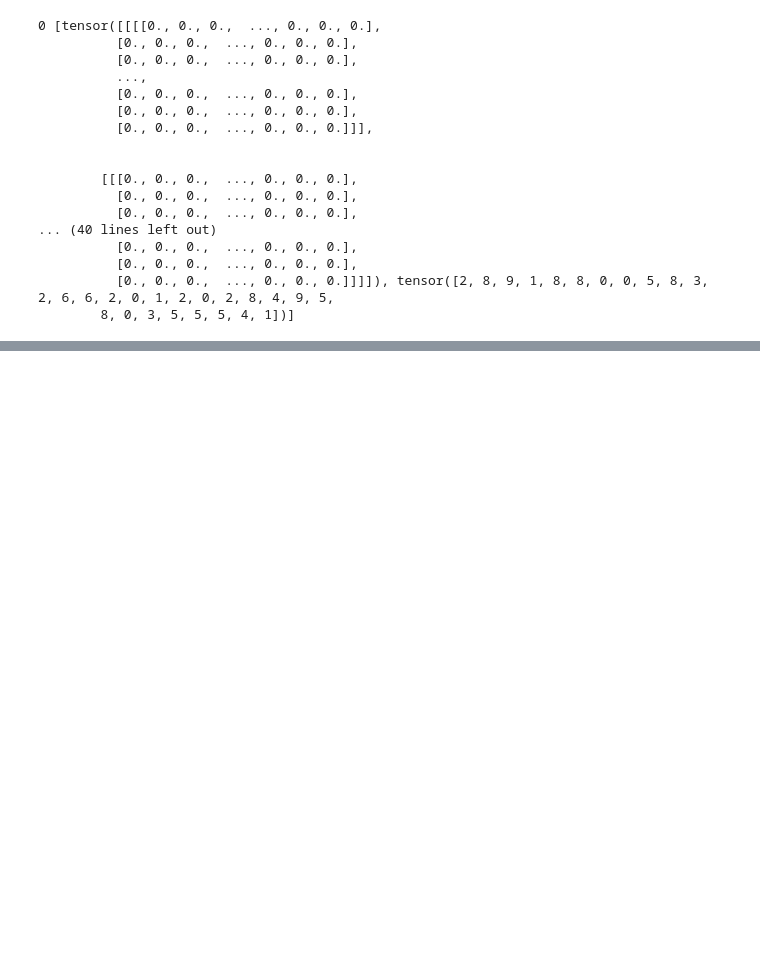
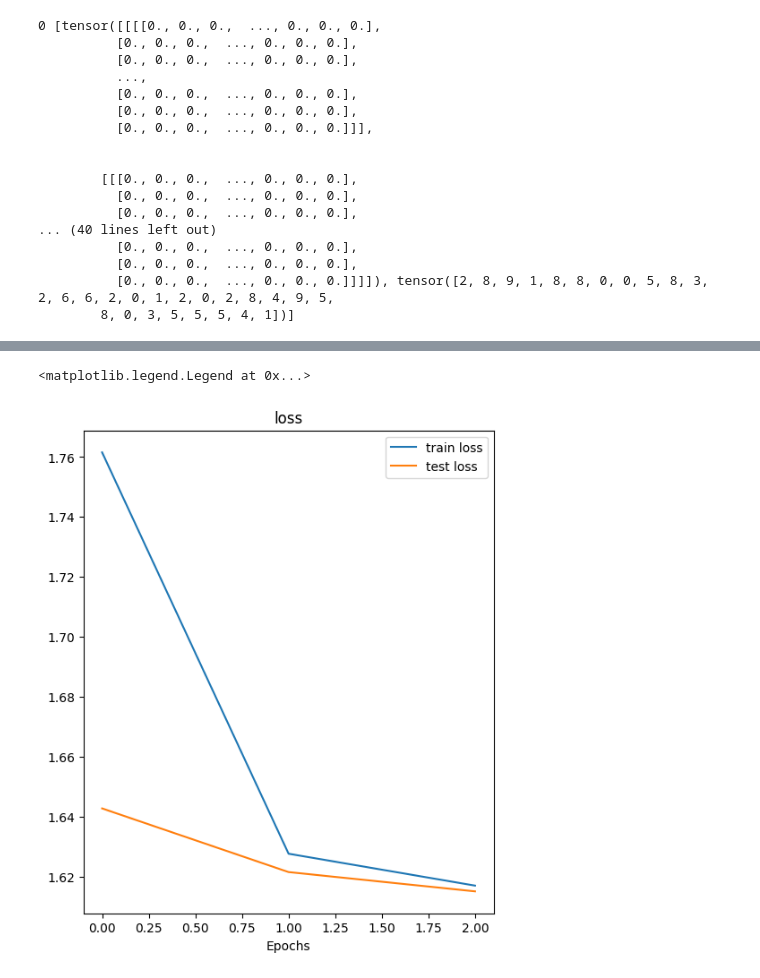
Before and after one commit to toheedakhtar/Ml-Implementations, a Jupyter notebook: AlexNet/alexnet.ipynb, the cells around one changed output, grey strips where cells are left out. Cells and saved outputs as stored; diff of their text form; code cells hidden in the pictures; blank space fills up the shorter version.

Commit message:
plot loss curves

```diff
--- a/AlexNet/alexnet.ipynb
+++ b/AlexNet/alexnet.ipynb
@@ -378,7 +375,7 @@ def train(model:torch.nn.Module,
 torch.manual_seed(42)
 torch.cuda.manual_seed(42)
 
-NUM_EPOCHS = 2
+NUM_EPOCHS = 3
 
 model = AlexNet()
 model.to(device)
@@ -414,0 +404,17 @@ Epoch 1 | Train loss : 1.6277 | Test loss : 1.6199
+# %%
+tr_loss = torch.tensor(model_results['train_loss'], device='cpu')
+tst_loss = torch.tensor(model_results['test_loss'], device='cpu')
+epochs = range(len(model_results['train_loss']))
+epochs = torch.tensor(epochs, device='cpu')
+
+plt.figure(figsize=(13,7))
+#loss
+plt.subplot(1,2,1)
+plt.plot(epochs, tr_loss, label='train loss')
+plt.plot(epochs, tst_loss, label='test loss')
+plt.title("loss")
+plt.xlabel('Epochs')
+plt.legend()
+# %% [output]
+<matplotlib.legend.Legend at 0x...>
+[figure, added]
```
Also changed, not shown: parts of 8 cells of this notebook.
